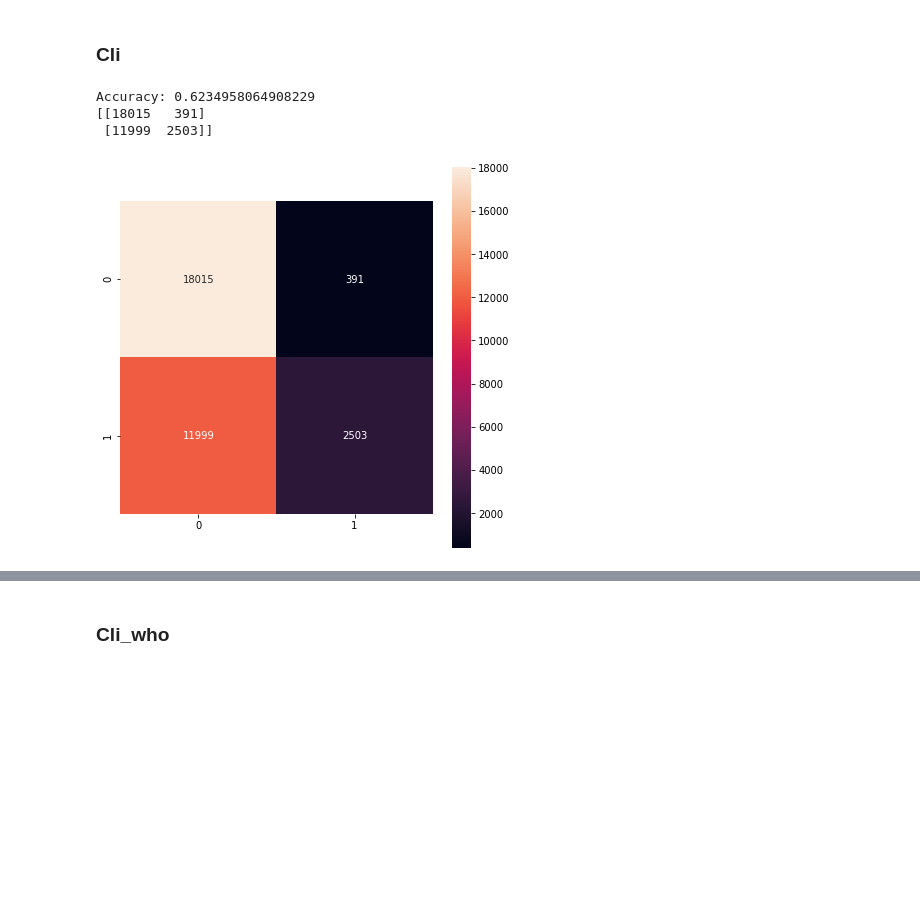
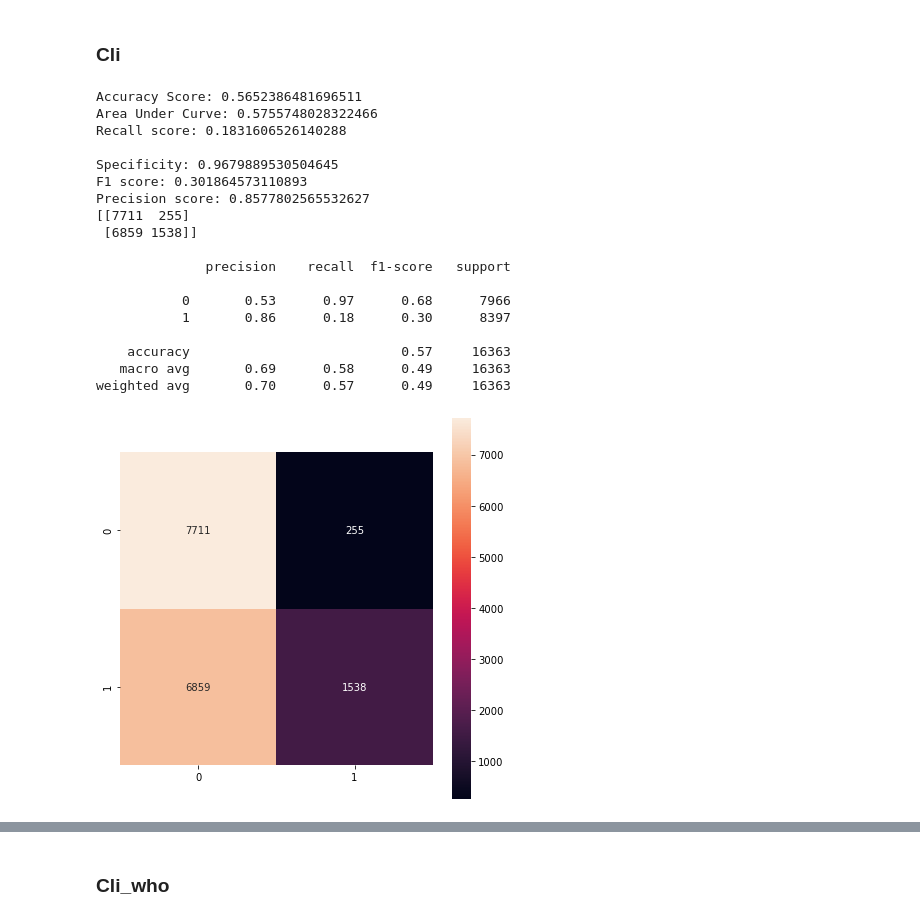
Before and after one commit to JavierAlvarezBenito/Python-imdea, a Jupyter notebook: Brazil_Classification.ipynb, the cells around one changed output, grey strips where cells are left out. Cells and saved outputs as stored; diff of their text form; code cells hidden in the pictures; blank space fills up the shorter version.

```diff
--- a/Brazil_Classification.ipynb
+++ b/Brazil_Classification.ipynb
@@ -1316,11 +1316,12 @@ Total accuracy: 73.90291376666273 %
 # %% [markdown]
 ### Cli
 # %%
-X_NA = df_na['Cli']
-Y_NA = df_na['B8.1']
+X_NA = df_NA_BR['Cli']
+Y_NA = df_NA_BR['B8.1']
 
-X = df['Cli']
-Y = df['B8.1']
+X = df_no_na_BR['Cli']
+Y = df_no_na_BR['B8.1']
+
 
 
 X=X.values.reshape(-1,1)
@@ -1331,16 +1332,40 @@ X_train, X_test, Y_train, Y_test = train_test_split(X, Y, test_size = 0.2, rando
 
 X_train_NA, X_test_NA, Y_train_NA, Y_test_NA = train_test_split(X_NA, Y_NA, test_size = 0.2, random_state=2)
 # %%
-print('Accuracy:',accuracy_score(Y_test,X_test))
-
+# performance
+print(f'Accuracy Score: {accuracy_score(Y_test,X_test)}')
+print(f'Area Under Curve: {roc_auc_score(Y_test, X_test)}')
+print(f'Recall score: {recall_score(Y_test,X_test)}')
+print("")
 matrix = confusion_matrix(Y_test, X_test)
+tn, fp, fn, tp = confusion_matrix(Y_test, X_test).ravel()
+print('Specificity:', tn/(tn+fp))
+print(f'F1 score: {f1_score(Y_test,X_test)}')
+print(f'Precision score: {precision_score(Y_test,X_test)}')
 print(matrix)
+print("")
+print(classification_report(Y_test, X_test))
 plt.figure(figsize=(7,7))
 sns.heatmap(matrix,annot=True, square = True, fmt='g')
 plt.show()
 # %% [output]
-Accuracy: 0.6234958064908229
-[[18015   391]
- [11999  2503]]
+Accuracy Score: 0.5652386481696511
+Area Under Curve: 0.5755748028322466
+Recall score: 0.1831606526140288
+
+Specificity: 0.9679889530504645
+F1 score: 0.301864573110893
+Precision score: 0.8577802565532627
+[[7711  255]
+ [6859 1538]]
+
+              precision    recall  f1-score   support
+
+           0       0.53      0.97      0.68      7966
+           1       0.86      0.18      0.30      8397
+
+    accuracy                           0.57     16363
+   macro avg       0.69      0.58      0.49     16363
+weighted avg       0.70      0.57      0.49     16363
-[figure, old version]
+[figure, new version]
 # %%
```
Also changed, not shown: parts of 81 cells of this notebook.
